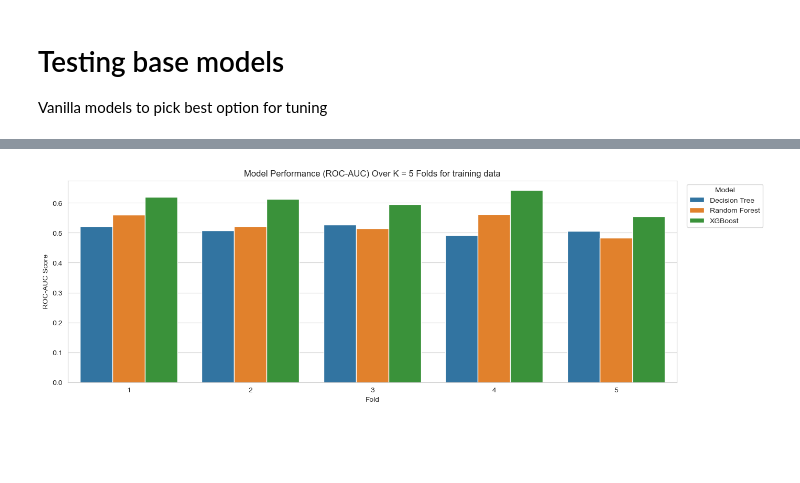
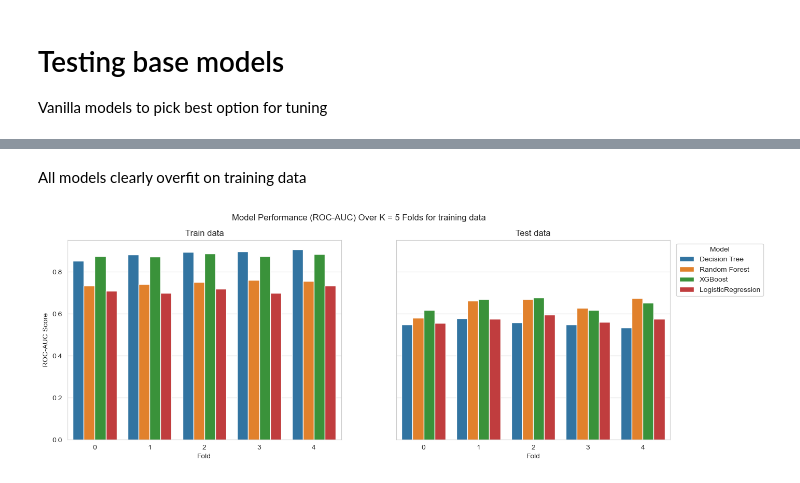
Before and after one commit to bglucca/ArvatoCustomerSegmentation, a Jupyter notebook: 05_mailout_predictions.ipynb, the cells around one changed output, grey strips where cells are left out. Drawn from its saved outputs; the diff is of its cells as text; code cells hidden in the pictures; blank space fills up the shorter version.

```diff
--- a/05_mailout_predictions.ipynb
+++ b/05_mailout_predictions.ipynb
@@ -112,7 +132,7 @@ X_sklearn = pd.get_dummies(X_sklearn,columns = nominal_vars)
 
 y = df_mailout['RESPONSE']
 # %%
-X_sklearn_train, X_sklearn_test, y_train, y_test = train_test_split(X_sklearn, y, test_size=0.2, random_state=42)
+X_train, X_test, y_train, y_test = train_test_split(X, y, test_size=0.2, random_state=42)
 # %%
 y_train.value_counts(normalize = True)
 # %% [output]
@@ -127,9 +147,12 @@ y_test.value_counts(normalize = True)
 Name: RESPONSE, dtype: float64
 # %%
-dt = DecisionTreeClassifier(random_state = 42)
+dt = DecisionTreeClassifier(max_depth = 10, random_state = 42, class_weight='balanced')
 
-rf = RandomForestClassifier(n_estimators=100, random_state=42, n_jobs=-1)
+rf = RandomForestClassifier(max_depth = 2,class_weight='balanced',n_estimators=300, random_state=42, n_jobs=-1)
 
-xgb = XGBClassifier(n_jobs = -1, random_state = 42)
+# Instantiating an XGB to match the closest possible characteristics with balanced class_weights
+xgb = XGBClassifier(max_depth = 2,scale_pos_weight = 80,eta = 0.1,n_thread = 4, random_state = 42)
+
+lr = LogisticRegression(class_weight='balanced', n_jobs = -1, random_state=42)
 # %%
 skfold = StratifiedKFold(n_splits = 5, random_state = 123, shuffle = True)
@@ -197,0 +159,2 @@ display(results_df)
+# %%
+models_dict = {'Decision Tree':dt, 'Random Forest':rf,'XGBoost':xgb, 'LogisticRegression':lr}
@@ -197,0 +195,2 @@ display(results_df)
+# %%
+results_df = evaluate_models(X_train, y_train, dict_models = models_dict, cv = skfold)
@@ -198,20 +235,38 @@ display(results_df)
+# %% [markdown]
+All models clearly overfit on training data
 # %%
-fig, ax = plt.subplots(figsize = (15,5))
+fig, ax = plt.subplots(1,2,figsize = (15,5), sharey=True)
 
 sns.barplot(data = results_df,
-                    x = 'fold',
-                    y = 'roc_auc',
-                    hue = 'Model',
-                    ax = ax)
+                    x = 'Fold',
+                    y = 'train_roc_auc',
+                    hue = 'model',
+                    ax = ax[0])
 
-ax.set_ylabel('ROC-AUC Score')
+sns.barplot(data = results_df,
+                    x = 'Fold',
+                    y = 'test_roc_auc',
+                    hue = 'model',
+                    ax = ax[1])
 
-ax.set_xlabel('Fold')
+ax[0].set_ylabel('ROC-AUC Score')
 
-plt.legend(title = 'Model',bbox_to_anchor = (1.01,1), loc = 'upper left')
+ax[0].get_legend().remove()
 
-plt.title('Model Performance (ROC-AUC) Over K = 5 Folds for training data')
+ax[0].set_title('Train data')
+
+ax[1].set_title('Test data')
+
+ax[1].legend(title = 'Model',bbox_to_anchor = (1.01,1), loc = 'upper left')
+
+ax[1].set_ylabel('')
+
+for a in ax:
+
+    a.set_xlabel('Fold')
+
+plt.suptitle('Model Performance (ROC-AUC) Over K = 5 Folds for training data')
 
 plt.show()
 # %% [output]
-[figure, old version]
+[figure, new version]
```
Also changed, not shown: parts of 30 cells of this notebook.
